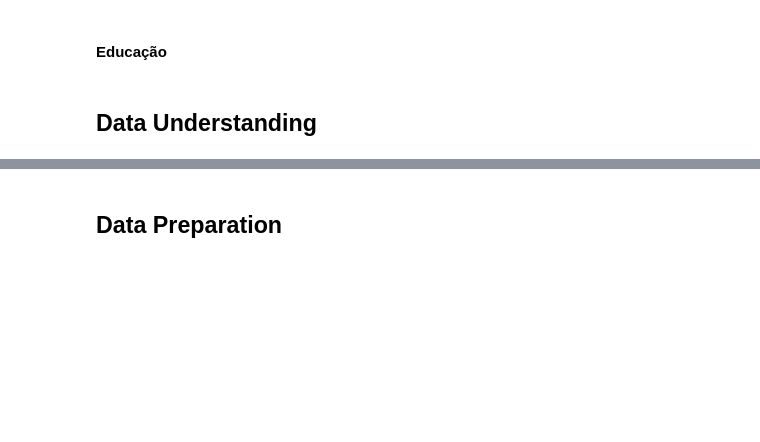
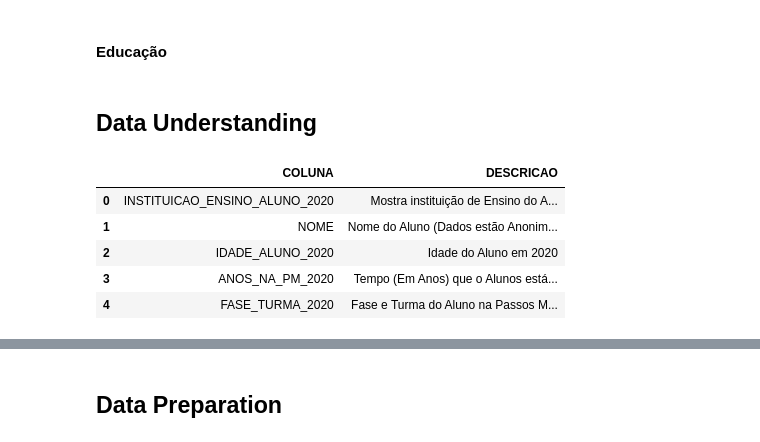
Before and after one commit to jorgeplatero/postech_techchallenge_fase_5, a Jupyter notebook: techchallenge_fase_5.ipynb, the cells around one changed output, grey strips where cells are left out. Saved outputs shown, nothing was run; the diff lists cells and outputs as text; code cells hidden in the pictures; blank space fills up the shorter version.

Commit message:
atualizando notebook e inserindo dicionario

```diff
--- a/techchallenge_fase_5.ipynb
+++ b/techchallenge_fase_5.ipynb
@@ -86,0 +93,10 @@ Não se esqueça que isso é um entregável obrigatório! Se atente para o prazo
+# %%
+dict = pd.read_csv('dados/dicionario.csv', sep=';')
+dict.head()
+# %% [output]
+|  | COLUNA | DESCRICAO |
+| 0 | INSTITUICAO_ENSINO_ALUNO_2020 | Mostra instituição de Ensino do A... |
+| 1 | NOME | Nome do Aluno (Dados estão Anonim... |
+| 2 | IDADE_ALUNO_2020 | Idade do Aluno em 2020 |
+| 3 | ANOS_NA_PM_2020 | Tempo (Em Anos) que o Alunos está... |
+| 4 | FASE_TURMA_2020 | Fase e Turma do Aluno na Passos M... |
```
Also changed, not shown: parts of 8 cells of this notebook, 5 other files.
